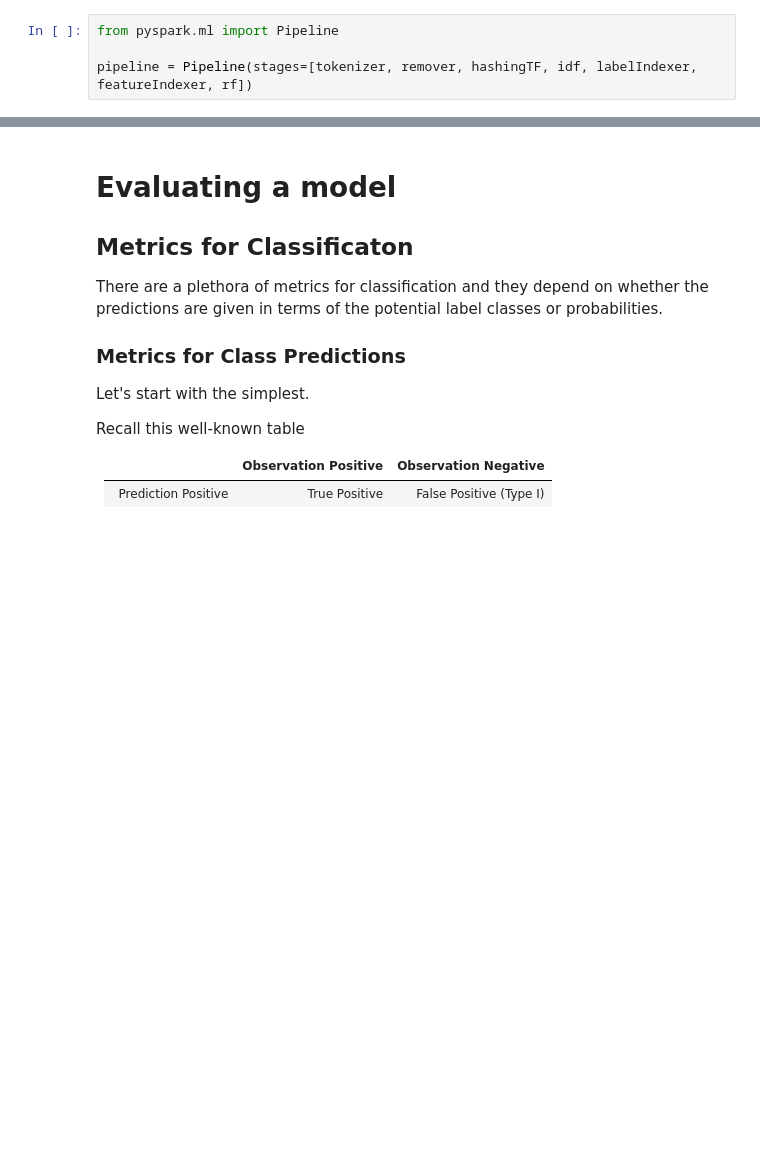
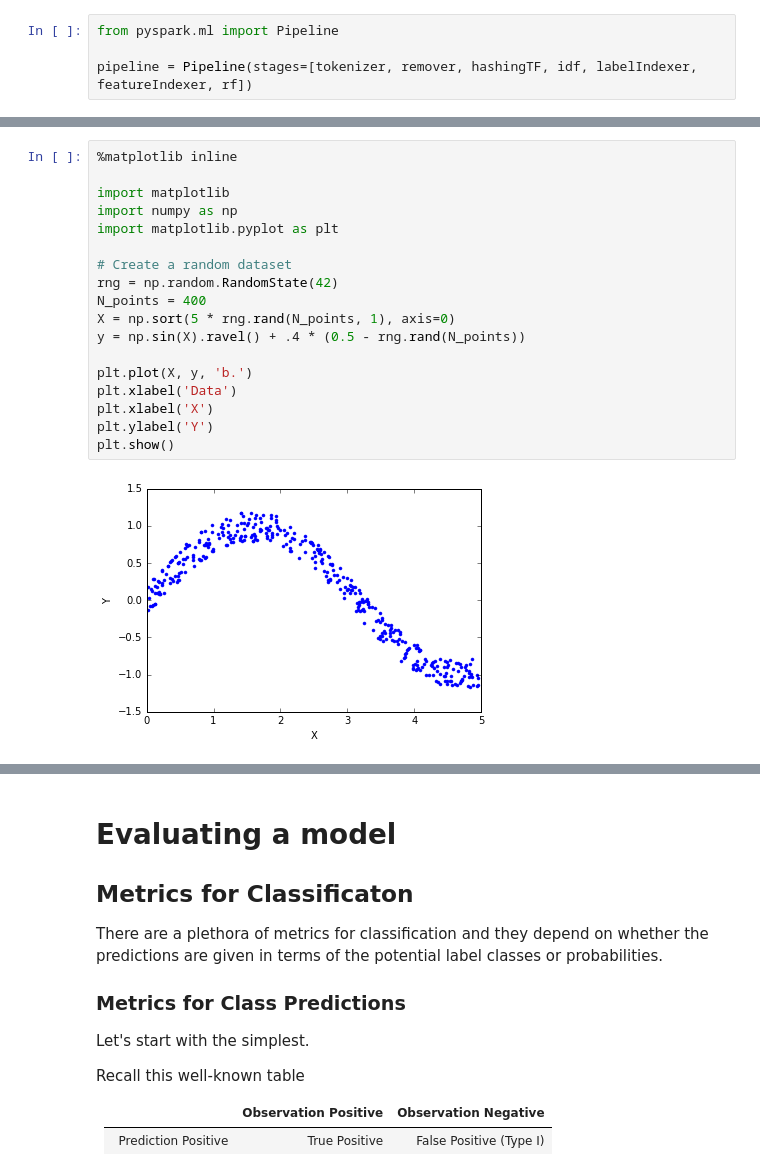
Before and after one commit to ASvyatkovskiy/MLmeetup2016, a Jupyter notebook: classification/classification_pipeline.ipynb, the cells around one changed output, grey strips where cells are left out. Cells and saved outputs as stored; diff of their text form; blank space fills up the shorter version.

```diff
--- a/classification/classification_pipeline.ipynb
+++ b/classification/classification_pipeline.ipynb
@@ -581,0 +549,20 @@ pipeline = Pipeline(stages=[tokenizer, remover, hashingTF, idf, labelIndexer, fe
+# %%
+%matplotlib inline
+
+import matplotlib
+import numpy as np
+import matplotlib.pyplot as plt
+
+# Create a random dataset
+rng = np.random.RandomState(42)
+N_points = 400
+X = np.sort(5 * rng.rand(N_points, 1), axis=0)
+y = np.sin(X).ravel() + .4 * (0.5 - rng.rand(N_points))
+
+plt.plot(X, y, 'b.')
+plt.xlabel('Data')
+plt.xlabel('X')
+plt.ylabel('Y')
+plt.show()
+# %% [output]
+[figure, added]
```
Also changed, not shown: parts of 22 cells of this notebook.
